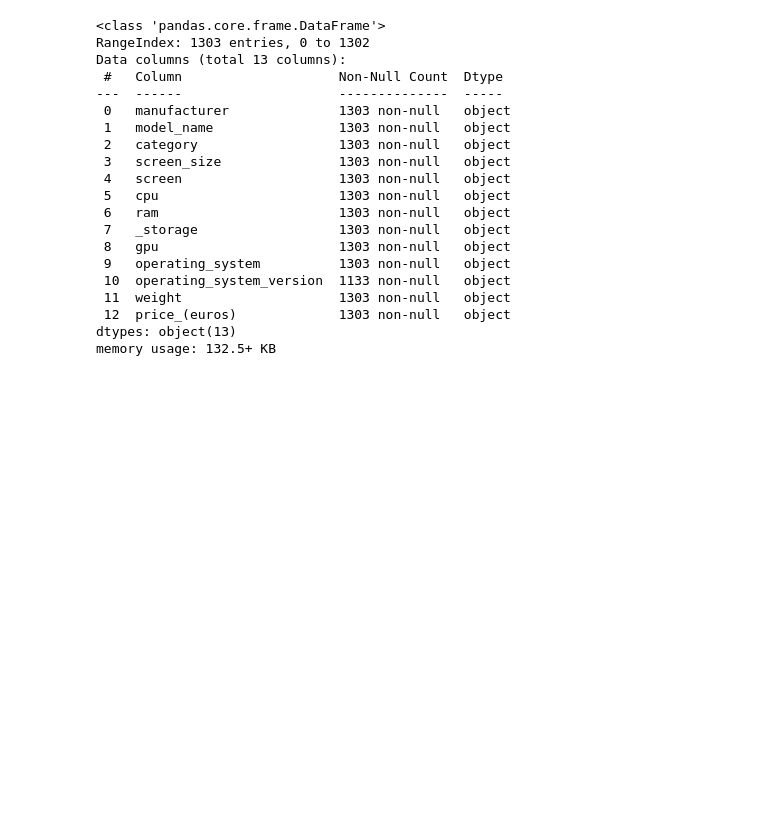
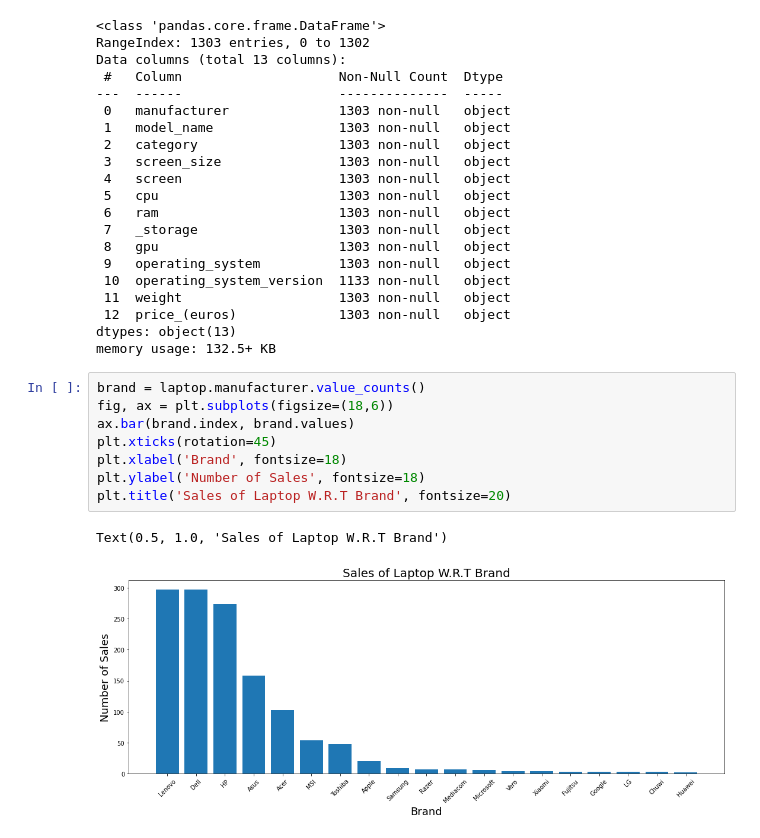
Before and after one commit to Dhiranjan/LaptopManufacturerAnalysis, a Jupyter notebook: laptops.ipynb, the cells around one changed output. Cells and saved outputs as stored; diff of their text form; blank space fills up the shorter version.

Commit message:
analysing laptop manufacture by brand

```diff
--- a/laptops.ipynb
+++ b/laptops.ipynb
@@ -59,3 +59,14 @@ Data columns (total 13 columns):
  12  price_(euros)             1303 non-null   object
 dtypes: object(13)
 memory usage: 132.5+ KB
+# %%
+brand = laptop.manufacturer.value_counts()
+fig, ax = plt.subplots(figsize=(18,6))
+ax.bar(brand.index, brand.values)
+plt.xticks(rotation=45)
+plt.xlabel('Brand', fontsize=18)
+plt.ylabel('Number of Sales', fontsize=18)
+plt.title('Sales of Laptop W.R.T Brand', fontsize=20)
+# %% [output]
+Text(0.5, 1.0, 'Sales of Laptop W.R.T Brand')
+[figure, added]
```
Also changed, not shown: parts of 1 cell of this notebook.
